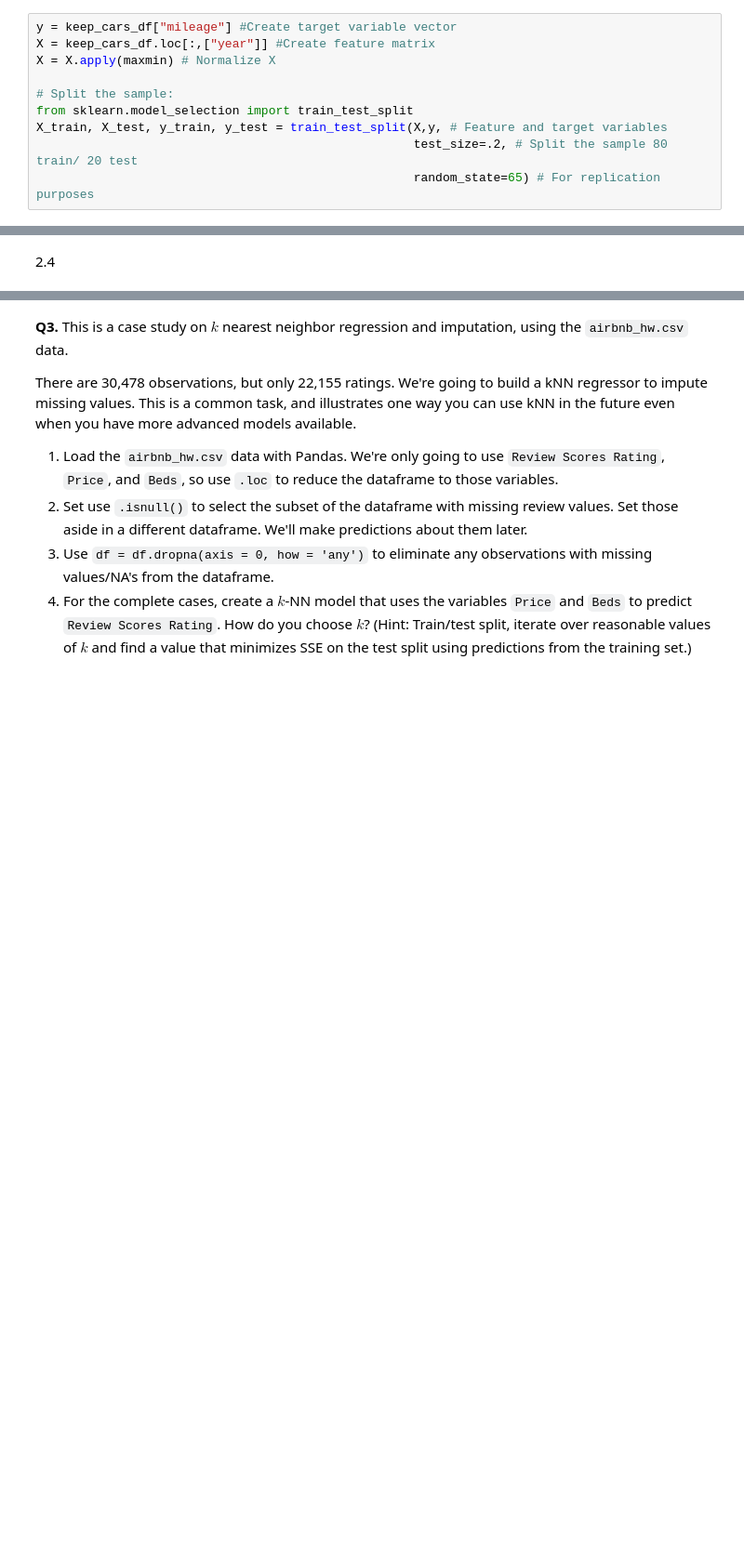
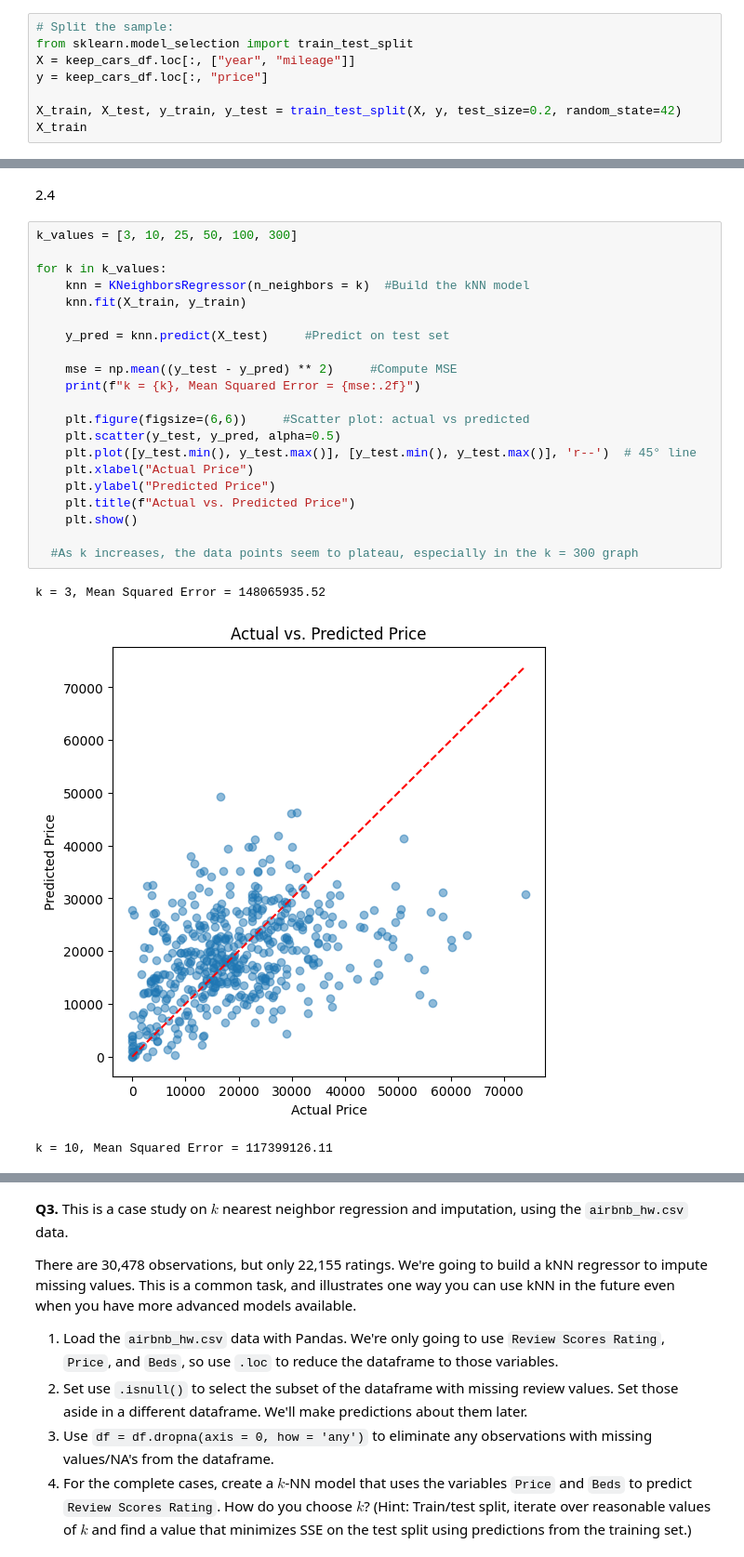
Before and after one commit to mchen899923/knn_assignment, a Jupyter notebook: assignment_knn.ipynb, the cells around one changed output, grey strips where cells are left out. Shown at 93% size. Drawn from its saved outputs; the diff is of its cells as text; blank space fills up the shorter version.

```diff
--- a/assignment_knn.ipynb
+++ b/assignment_knn.ipynb
@@ -118,12 +107,10 @@ X.head()
 # %% [markdown]
 2.3
 # %%
-y = keep_cars_df["mileage"] #Create target variable vector
-X = keep_cars_df.loc[:,["year"]] #Create feature matrix
-X = X.apply(maxmin) # Normalize X
-
 # Split the sample:
 from sklearn.model_selection import train_test_split
-X_train, X_test, y_train, y_test = train_test_split(X,y, # Feature and target variables
-                                                    test_size=.2, # Split the sample 80 train/ 20 test
-                                                    random_state=65) # For replication purposes
+X = keep_cars_df.loc[:, ["year", "mileage"]]
+y = keep_cars_df.loc[:, "price"]
+
+X_train, X_test, y_train, y_test = train_test_split(X, y, test_size=0.2, random_state=42)
+X_train
@@ -130,2 +181,27 @@ X_train, X_test, y_train, y_test = train_test_split(X,y, # Feature and target va
 # %% [markdown]
 2.4
+# %%
+k_values = [3, 10, 25, 50, 100, 300]
+
+for k in k_values:
+    knn = KNeighborsRegressor(n_neighbors = k)  #Build the kNN model
+    knn.fit(X_train, y_train)
+
+    y_pred = knn.predict(X_test)     #Predict on test set
+
+    mse = np.mean((y_test - y_pred) ** 2)     #Compute MSE
+    print(f"k = {k}, Mean Squared Error = {mse:.2f}")
+
+    plt.figure(figsize=(6,6))     #Scatter plot: actual vs predicted
+    plt.scatter(y_test, y_pred, alpha=0.5)
+    plt.plot([y_test.min(), y_test.max()], [y_test.min(), y_test.max()], 'r--')  # 45° line
+    plt.xlabel("Actual Price")
+    plt.ylabel("Predicted Price")
+    plt.title(f"Actual vs. Predicted Price")
+    plt.show()
+
+  #As k increases, the data points seem to plateau, especially in the k = 300 graph
+# %% [output]
+k = 3, Mean Squared Error = 148065935.52
+[figure, added]
+k = 10, Mean Squared Error = 117399126.11
```
Also changed, not shown: parts of 11 cells of this notebook.
